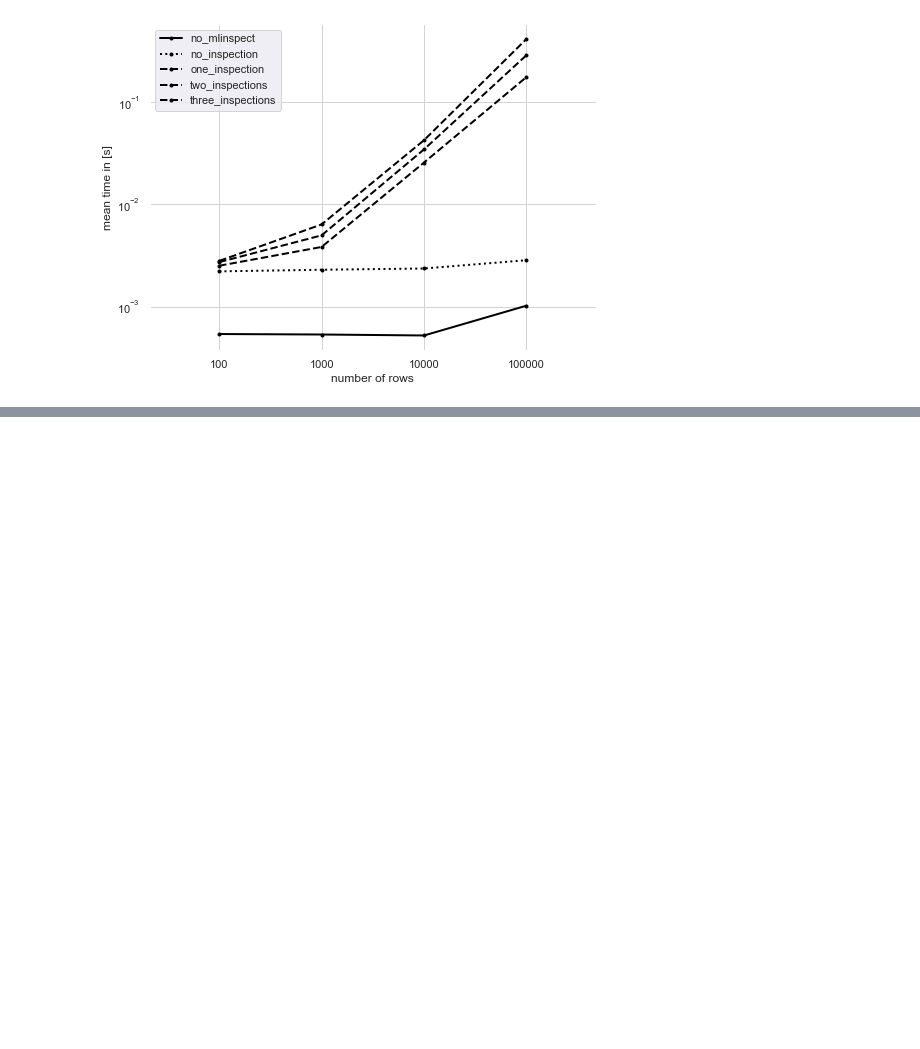
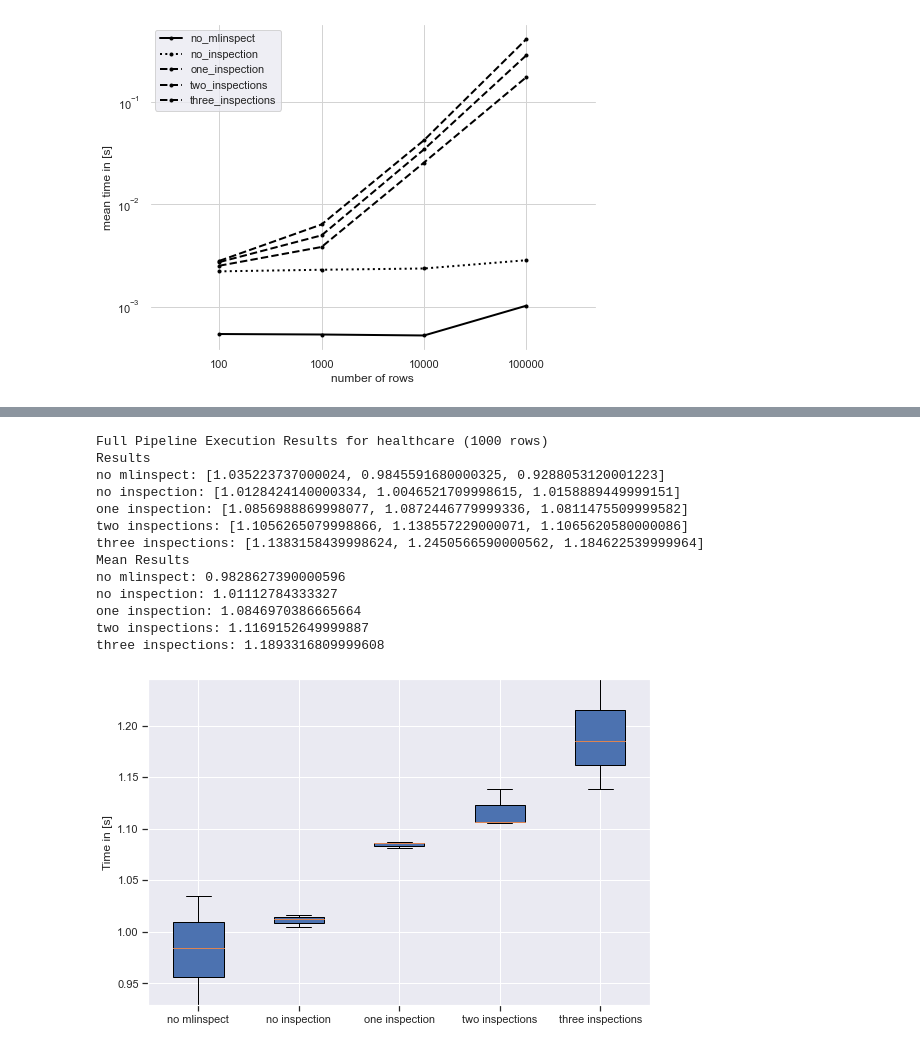
Before and after one commit to stefan-grafberger/mlinspect, a Jupyter notebook: experiments/operator_benchmarks.ipynb, the cells around one changed output, grey strips where cells are left out. Saved outputs shown, nothing was run; the diff lists cells and outputs as text; code cells hidden in the pictures; blank space fills up the shorter version.

```diff
--- a/experiments/operator_benchmarks.ipynb
+++ b/experiments/operator_benchmarks.ipynb
@@ -468,0 +222,37 @@ parseAndBoxPlot(healthcare_benchmark_results, "healthcare")
+# %%
+def benchmark_full_pipeline_and_plot_result(pipeline: PipelineBenchmarkType, repeats):
+    print("Full Pipeline Execution Results for {}".format(pipeline.value))
+    with io.capture_output() as captured:
+        benchmark_results = do_full_pipeline_benchmarks(pipeline, repeats)
+    mean_benchmark_results = {}
+    for label, results in benchmark_results.items():
+        mean_benchmark_results[label] = statistics.mean(results)
+
+    print("Results")
+    for label, results in benchmark_results.items():
+        print("{}: {}".format(label, results))
+
+    print("Mean Results")
+    for label, results in mean_benchmark_results.items():
+        print("{}: {}".format(label, results))
+
+    box_plot_full_pipeline_results(benchmark_results, pipeline.value)
+# %%
+row_numbers = [100, 1000, 10000]
+#row_numbers = [100, 1000, 10000, 100000]
+#row_numbers = [100, 1000, 10000, 100000, 1000000]
+
+repeats = 1
+#repeats = 3
+#repeats = 15
+
+instrumentation_linestyles = {"no mlinspect": "solid", # Can be commented out to remove it from plot
+    "no inspection": "dotted",
+    "one inspection": "dashed",
+    "two inspections": "dashed",
+    "three inspections": "dashed"}
+
+inspection_linestyles = {"empty inspection": "solid",
+    "MaterializeFirstRowsInspection(10)": "dotted",
+    "LineageInspection(10)": "dashed",
+    "HistogramInspection(['group_col'])": "dashdot"}
@@ -468,0 +385,17 @@ parseAndBoxPlot(healthcare_benchmark_results, "healthcare")
+# %%
+benchmark_full_pipeline_and_plot_result(PipelineBenchmarkType.HEALTHCARE, repeats)
+# %% [output]
+Full Pipeline Execution Results for healthcare (1000 rows)
+Results
+no mlinspect: [1.035223737000024, 0.9845591680000325, 0.9288053120001223]
+no inspection: [1.0128424140000334, 1.0046521709998615, 1.0158889449999151]
+one inspection: [1.0856988869998077, 1.0872446779999336, 1.0811475509999582]
+two inspections: [1.1056265079998866, 1.138557229000071, 1.1065620580000086]
+three inspections: [1.1383158439998624, 1.2450566590000562, 1.184622539999964]
+Mean Results
+no mlinspect: 0.9828627390000596
+no inspection: 1.01112784333327
+one inspection: 1.0846970386665664
+two inspections: 1.1169152649999887
+three inspections: 1.1893316809999608
+[figure, added]
```
Also changed, not shown: parts of 37 cells of this notebook.
